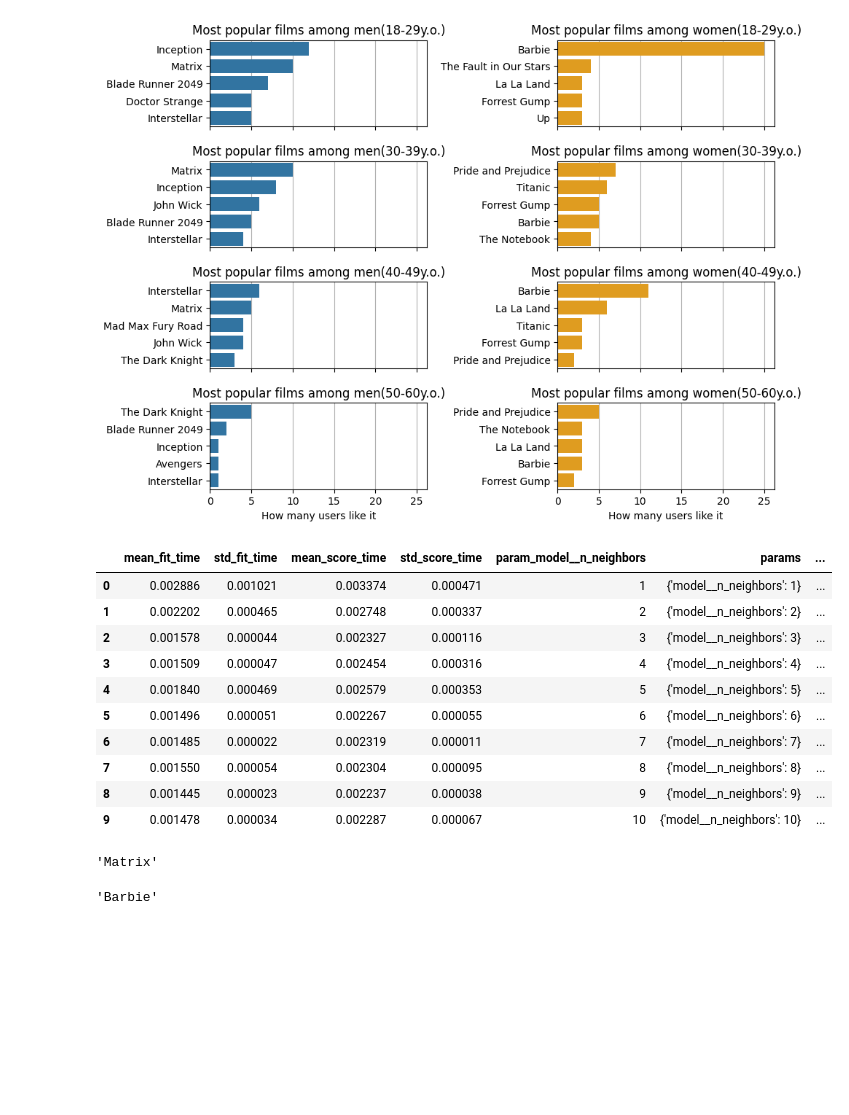
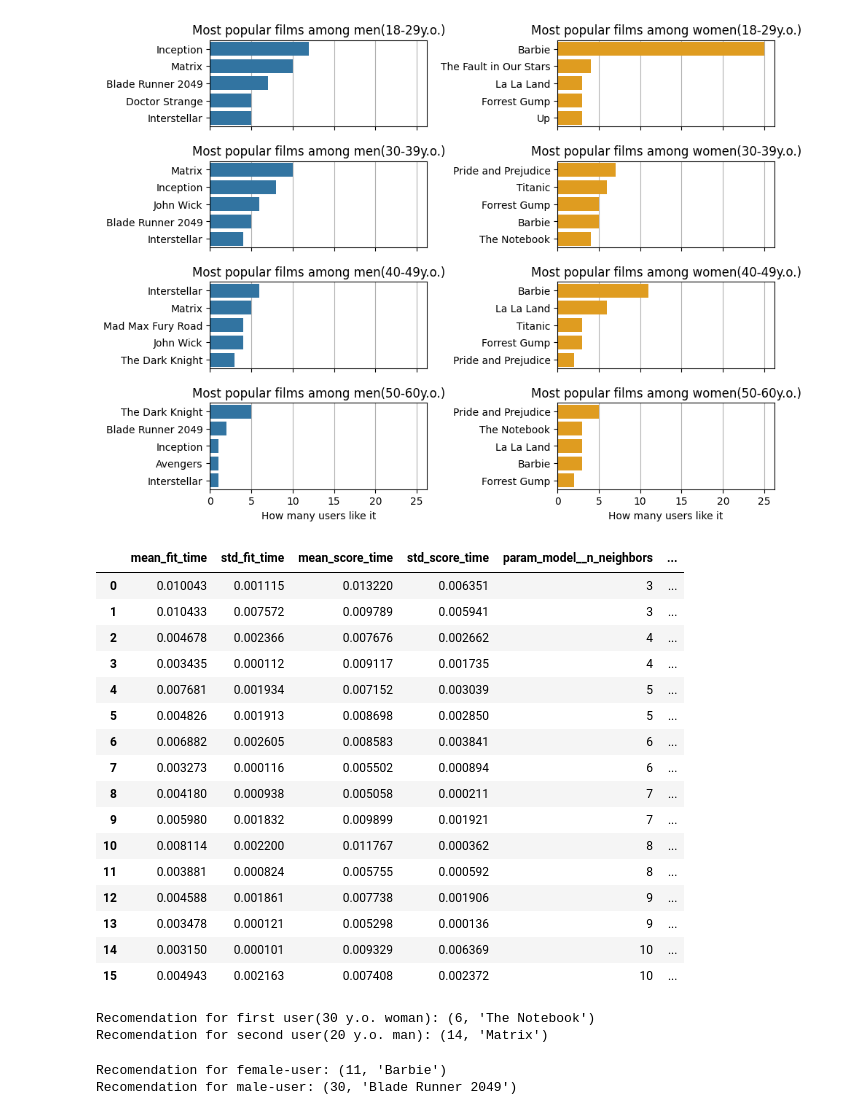
Before and after one commit to RybaFM/Film_Recommendation, a Jupyter notebook: film_recommendation.ipynb, the cells around one changed output. Drawn from its saved outputs; the diff is of its cells as text; code cells hidden in the pictures; blank space fills up the shorter version.

```diff
--- a/film_recommendation.ipynb
+++ b/film_recommendation.ipynb
@@ -208,27 +208,34 @@ plt.show()
 # %%
 pipe = Pipeline([
     ("scale", StandardScaler()),
     ("model", KNeighborsClassifier(n_neighbors=1))
 ])
 
 mod = GridSearchCV(estimator=pipe,
-                   param_grid={'model__n_neighbors':[1,2,3,4,5,6,7,8,9,10]},
+                   param_grid={'model__n_neighbors':[3,4,5,6,7,8,9,10],
+                               'model__weights': ['uniform', 'distance']},
                    cv=3)
 
 mod.fit(X, y)
 pd.DataFrame(mod.cv_results_)
 # %% [output]
-|  | mean_fit_time | std_fit_time | mean_score_time | std_score_time | param_model__n_neighbors | params | ... |
-| 0 | 0.002886 | 0.001021 | 0.003374 | 0.000471 | 1 | {'model__n_neighbors': 1} | ... |
-| 1 | 0.002202 | 0.000465 | 0.002748 | 0.000337 | 2 | {'model__n_neighbors': 2} | ... |
-| 2 | 0.001578 | 0.000044 | 0.002327 | 0.000116 | 3 | {'model__n_neighbors': 3} | ... |
-| 3 | 0.001509 | 0.000047 | 0.002454 | 0.000316 | 4 | {'model__n_neighbors': 4} | ... |
-| 4 | 0.001840 | 0.000469 | 0.002579 | 0.000353 | 5 | {'model__n_neighbors': 5} | ... |
-| 5 | 0.001496 | 0.000051 | 0.002267 | 0.000055 | 6 | {'model__n_neighbors': 6} | ... |
-| 6 | 0.001485 | 0.000022 | 0.002319 | 0.000011 | 7 | {'model__n_neighbors': 7} | ... |
-| 7 | 0.001550 | 0.000054 | 0.002304 | 0.000095 | 8 | {'model__n_neighbors': 8} | ... |
-| 8 | 0.001445 | 0.000023 | 0.002237 | 0.000038 | 9 | {'model__n_neighbors': 9} | ... |
-| 9 | 0.001478 | 0.000034 | 0.002287 | 0.000067 | 10 | {'model__n_neighbors': 10} | ... |
+|  | mean_fit_time | std_fit_time | mean_score_time | std_score_time | param_model__n_neighbors | ... |
+| 0 | 0.010043 | 0.001115 | 0.013220 | 0.006351 | 3 | ... |
+| 1 | 0.010433 | 0.007572 | 0.009789 | 0.005941 | 3 | ... |
+| 2 | 0.004678 | 0.002366 | 0.007676 | 0.002662 | 4 | ... |
+| 3 | 0.003435 | 0.000112 | 0.009117 | 0.001735 | 4 | ... |
+| 4 | 0.007681 | 0.001934 | 0.007152 | 0.003039 | 5 | ... |
+| 5 | 0.004826 | 0.001913 | 0.008698 | 0.002850 | 5 | ... |
+| 6 | 0.006882 | 0.002605 | 0.008583 | 0.003841 | 6 | ... |
+| 7 | 0.003273 | 0.000116 | 0.005502 | 0.000894 | 6 | ... |
+| 8 | 0.004180 | 0.000938 | 0.005058 | 0.000211 | 7 | ... |
+| 9 | 0.005980 | 0.001832 | 0.009899 | 0.001921 | 7 | ... |
+| 10 | 0.008114 | 0.002200 | 0.011767 | 0.000362 | 8 | ... |
+| 11 | 0.003881 | 0.000824 | 0.005755 | 0.000592 | 8 | ... |
+| 12 | 0.004588 | 0.001861 | 0.007738 | 0.001906 | 9 | ... |
+| 13 | 0.003478 | 0.000121 | 0.005298 | 0.000136 | 9 | ... |
+| 14 | 0.003150 | 0.000101 | 0.009329 | 0.006369 | 10 | ... |
+| 15 | 0.004943 | 0.002163 | 0.007408 | 0.002372 | 10 | ... |
 # %%
 def make_recommendation(user_info, mod, df_films):
   film_id = mod.predict(user_info)
@@ -236,11 +244,25 @@ def make_recommendation(user_info, mod, df_films):
-# %%
-#Action,Drama,Comedy,Romance,SciFi,Horror,Thriller,Fantasy,Animation,Crime
-make_recommendation(np.array([[20,0,9,1,1,1,9,1,9,9,1,9]]), mod, df_films)
-#14,Matrix,1,0,0,0,1,0,1,1,0,0
-# %% [output]
-'Matrix'
-# %%
-make_recommendation(np.array([[35,1,3,8,5,7,2,1,1,5,4,3]]), mod, df_films)
-#11,Barbie,0,1,1,1,0,0,0,1,1,0
-# %% [output]
-'Barbie'
+# %%
+#Age,Gender,Action,Drama,Comedy,Romance,SciFi,Horror,Thriller,Fantasy,Animation,Crime
+rec_1 = make_recommendation(np.array([[30,0,4,10,4,10,4,4,4,10,4,4]]),
+                            mod, df_films)
+rec_2 = make_recommendation(np.array([[20,1,10,5,5,5,10,5,5,10,5,5]]),
+                            mod, df_films)
+print(f'Recomendation for first user(30 y.o. woman): {rec_1}')
+print(f'Recomendation for second user(20 y.o. man): {rec_2}')
+#6,The Notebook,0,1,0,1,0,0,0,0,0,0
+#14,Matrix,1,0,0,0,1,0,1,1,0,0
+# %% [output]
+Recomendation for first user(30 y.o. woman): (6, 'The Notebook')
+Recomendation for second user(20 y.o. man): (14, 'Matrix')
+# %%
+rec_1 = make_recommendation(np.array([[25,0,10,4,4,4,4,4,4,10,4,4]]),
+                            mod, df_films)
+rec_2 = make_recommendation(np.array([[25,1,10,4,4,4,4,4,4,10,4,4]]),
+                            mod, df_films)
+print(f'Recomendation for female-user: {rec_1}')
+print(f'Recomendation for male-user: {rec_2}')
+#11,Barbie,0,1,1,1,0,0,0,1,1,0
+#30,Blade Runner 2049,1,1,0,0,1,0,1,0,0,0
+# %% [output]
+Recomendation for female-user: (11, 'Barbie')
+Recomendation for male-user: (30, 'Blade Runner 2049')
```
Also changed, not shown: parts of 6 cells of this notebook, 1 other file.
